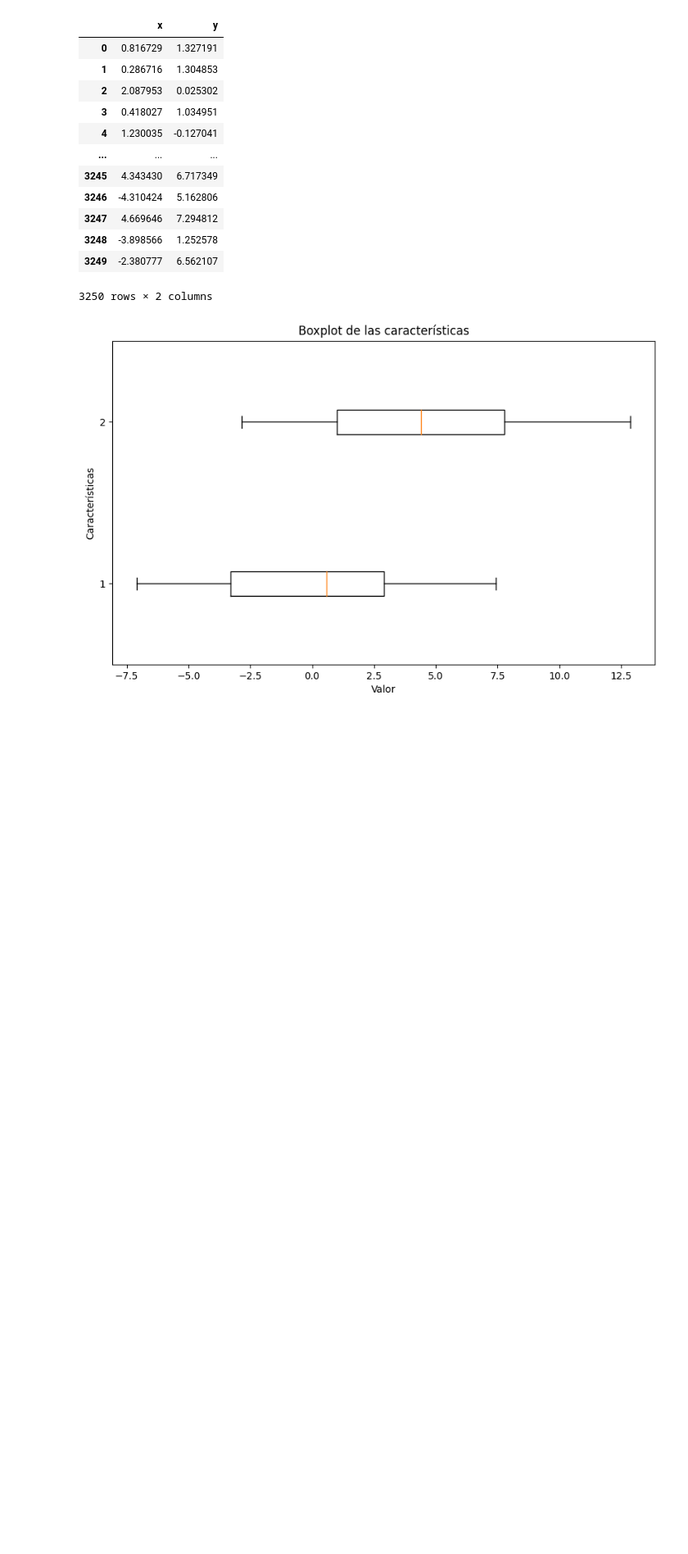
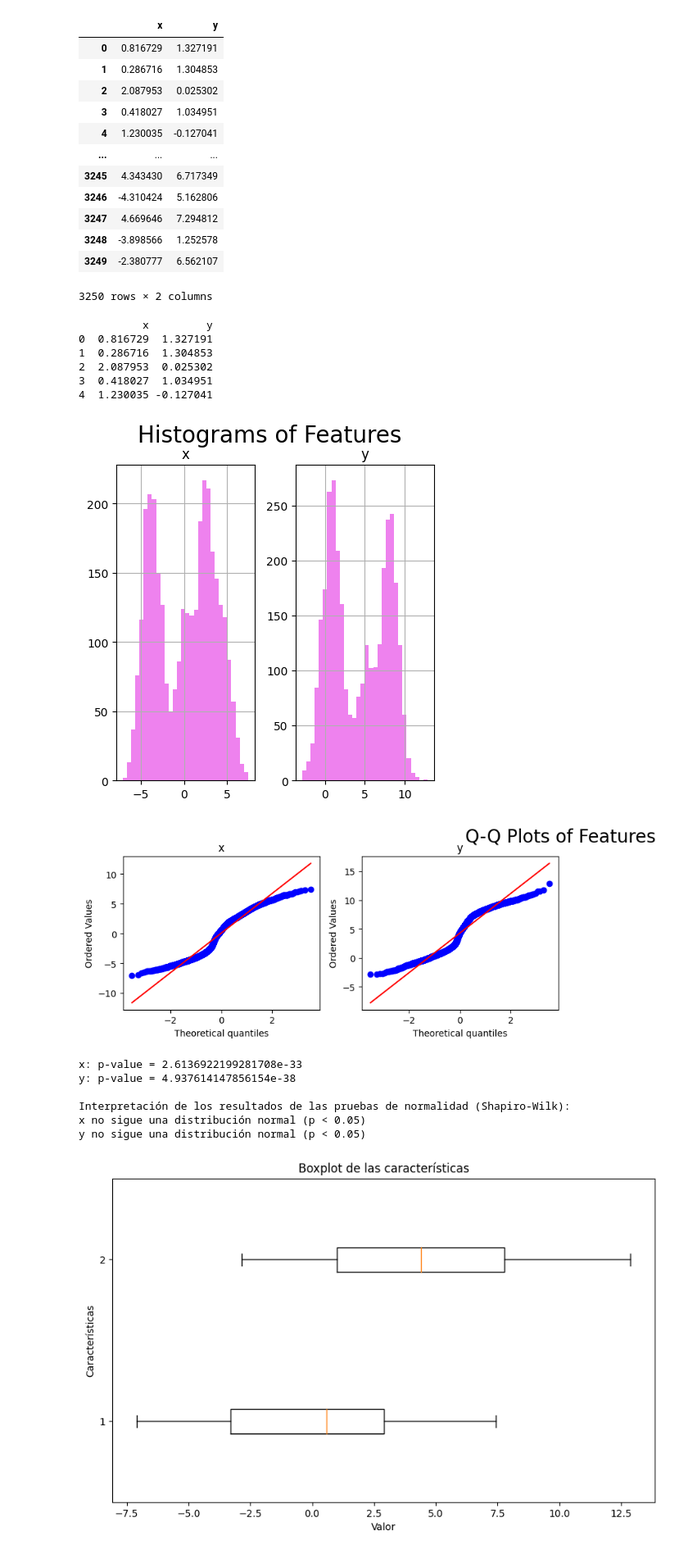
Before and after one commit to Paolatae2505/Practicas-AA, a Jupyter notebook: Practica07_AA.ipynb, the cells around one changed output. Shown at 82% size. Drawn from its saved outputs; the diff is of its cells as text; code cells hidden in the pictures; blank space fills up the shorter version.

```diff
--- a/Practica07_AA.ipynb
+++ b/Practica07_AA.ipynb
@@ -204,6 +206,72 @@ dataset_2
 | 3248 | -3.898566 | 1.252578 |
 | 3249 | -2.380777 | 6.562107 |
 3250 rows × 2 columns
+# %%
+import pandas as pd
+import matplotlib.pyplot as plt
+import seaborn as sns
+from scipy import stats
+
+# Visualizar las primeras filas del dataset
+print(dataset_2.head())
+
+# Histograma
+def plot_histograms(df):
+    df.hist(bins=30, figsize=(5,5), color='violet')
+    plt.suptitle('Histograms of Features', fontsize=20)
+    plt.show()
+
+# Q-Q plot
+def plot_qqplots(df):
+    plt.figure(figsize=(15, 15))
+    for i, column in enumerate(df.columns, 1):
+        plt.subplot(5, 4, i)
+        stats.probplot(df[column], dist="norm", plot=plt)
+        plt.title(column)
+    plt.tight_layout()
+    plt.suptitle('Q-Q Plots of Features', fontsize=20)
+    plt.subplots_adjust(top=0.95)
+    plt.show()
+
+# Pruebas de normalidad
+def normality_tests(df):
+    normality_results = {}
+    for column in df.columns:
+        stat, p_value = stats.shapiro(df[column].dropna())
+        normality_results[column] = p_value
+    return normality_results
+
+# Realizar las visualizaciones
+plot_histograms(dataset_2)
+plot_qqplots(dataset_2)
+
+# Realizar pruebas de normalidad
+normality_results = normality_tests(dataset_2)
+for column, p_value in normality_results.items():
+    print(f'{column}: p-value = {p_value}')
+
+# Interpretación de los resultados
+print("\nInterpretación de los resultados de las pruebas de normalidad (Shapiro-Wilk):")
+for column, p_value in normality_results.items():
+    if p_value < 0.05:
+        print(f'{column} no sigue una distribución normal (p < 0.05)')
+    else:
+        print(f'{column} sigue una distribución normal (p >= 0.05)')
+# %% [output]
+          x         y
+0  0.816729  1.327191
+1  0.286716  1.304853
+2  2.087953  0.025302
+3  0.418027  1.034951
+4  1.230035 -0.127041
+[figure, added]
+[figure, added]
+x: p-value = 2.6136922199281708e-33
+y: p-value = 4.937614147856154e-38
+
+Interpretación de los resultados de las pruebas de normalidad (Shapiro-Wilk):
+x no sigue una distribución normal (p < 0.05)
+y no sigue una distribución normal (p < 0.05)
 # %%
 # Crear el boxplot
 plt.figure(figsize=(10, 6))
```
Also changed, not shown: parts of 2 cells of this notebook.
